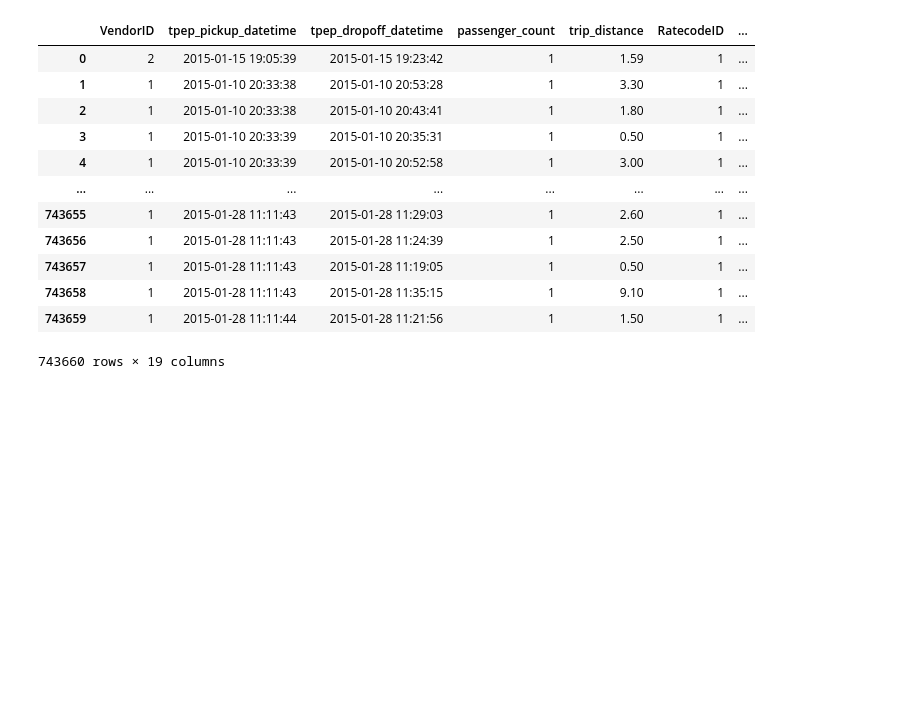
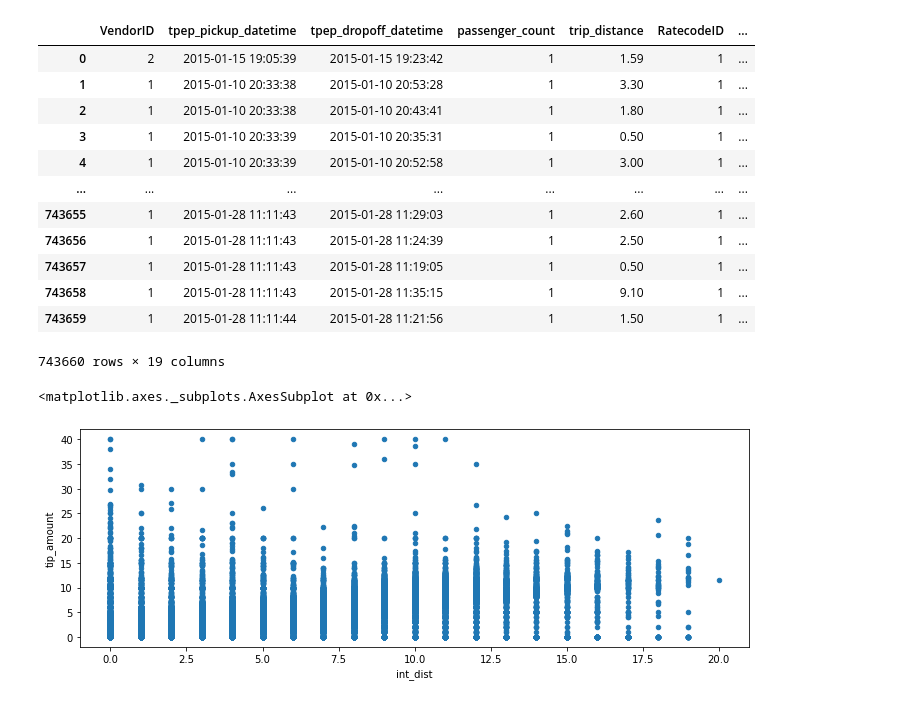
Before and after one commit to BlazingDB/Welcome_to_BlazingSQL_Notebooks, a Jupyter notebook: blog_posts/minio.ipynb, the cells around one changed output. Saved outputs shown, nothing was run; the diff lists cells and outputs as text; code cells hidden in the pictures; blank space fills up the shorter version.

```diff
--- a/blog_posts/minio.ipynb
+++ b/blog_posts/minio.ipynb
@@ -81,3 +81,17 @@ bc.sql("select * from taxi")
 | 743658 | 1 | 2015-01-28 11:11:43 | 2015-01-28 11:35:15 | 1 | 9.10 | 1 | ... |
 | 743659 | 1 | 2015-01-28 11:11:44 | 2015-01-28 11:21:56 | 1 | 1.50 | 1 | ... |
 743660 rows × 19 columns
+# %%
+query = '''
+        SELECT
+            cast(trip_distance as int) int_dist, tip_amount
+        FROM
+            taxi
+            WHERE
+                trip_distance <= 20
+                AND tip_amount BETWEEN 0 AND 40
+                '''
+bc.sql(query).to_pandas().plot(kind='scatter', x='int_dist', y='tip_amount', figsize=(12, 4))
+# %% [output]
+<matplotlib.axes._subplots.AxesSubplot at 0x...>
+[figure, added]
```
Also changed, not shown: parts of 3 cells of this notebook.
